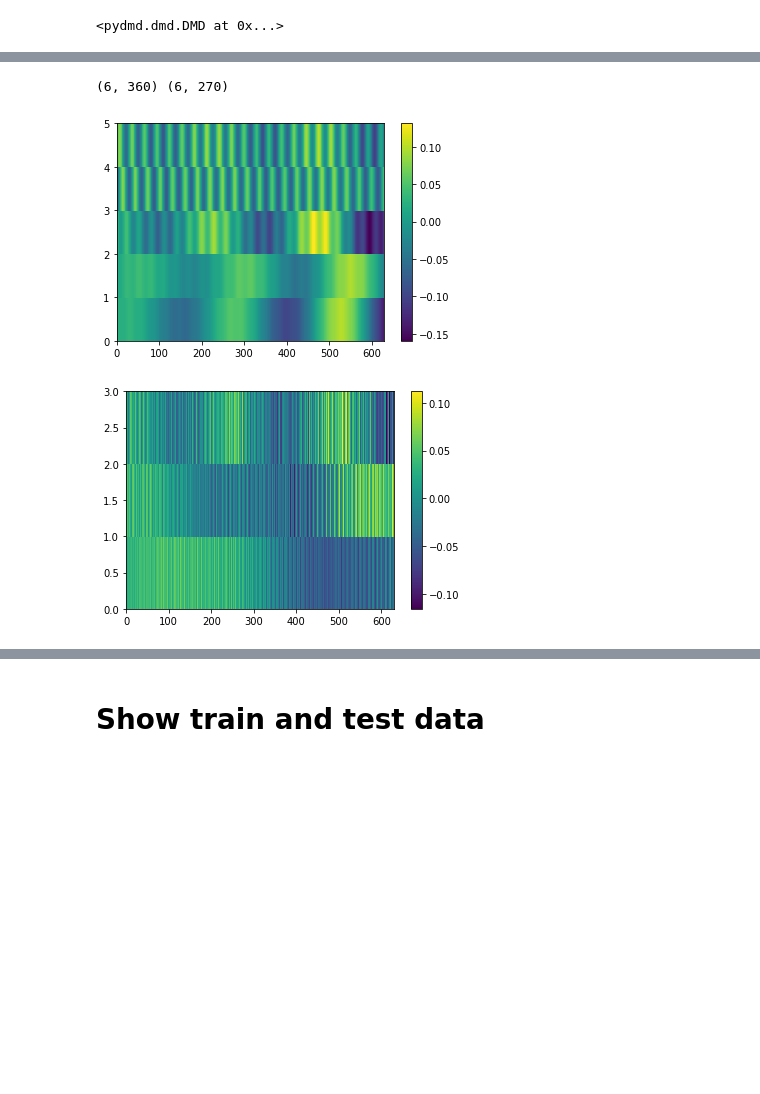
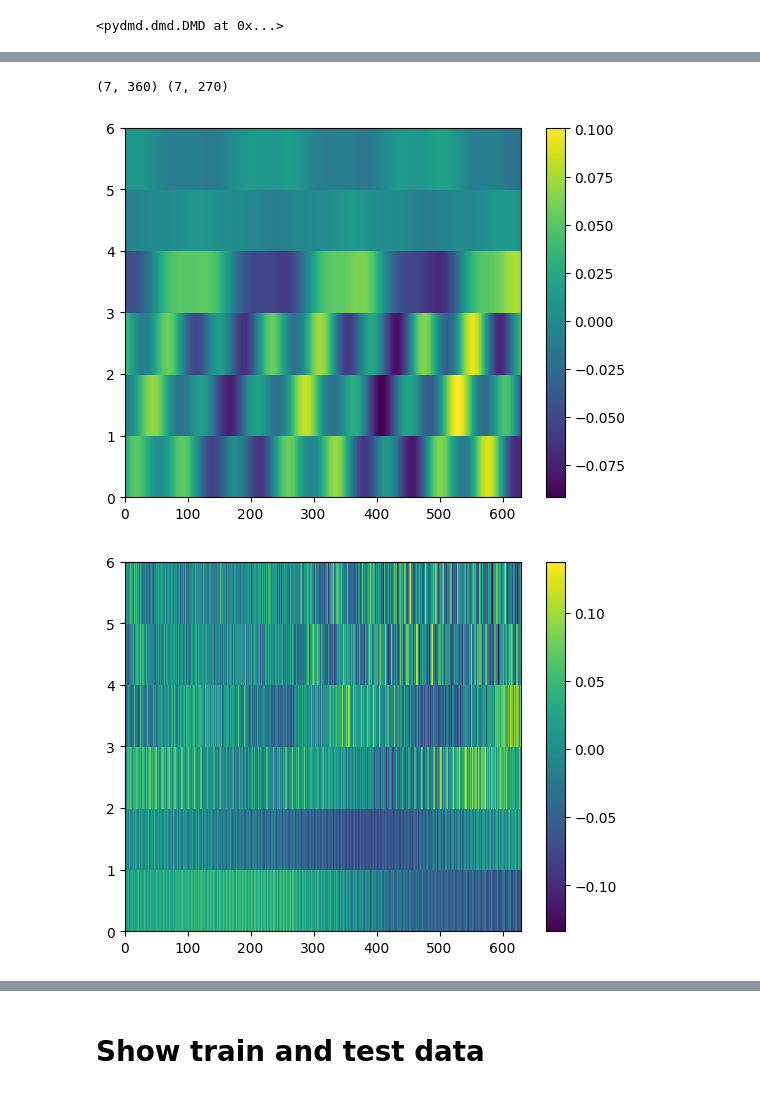
Before and after one commit to DenisSidoren/arctic_TimeSeries_analysis, a Jupyter notebook: dmd.ipynb, the cells around one changed output, grey strips where cells are left out. Saved outputs shown, nothing was run; the diff lists cells and outputs as text; code cells hidden in the pictures; blank space fills up the shorter version.

```diff
--- a/dmd.ipynb
+++ b/dmd.ipynb
@@ -116,4 +122,4 @@ r = len(comp) + 1
 # %%
-V_r = result[2][1:r, :]
+V_r = result[2][0:r, :]
 print(V_r.shape)
 # %% [output]
@@ -148,7 +162,7 @@ plt.hist(V_r[-1], edgecolor='black')
 from pydmd import DMD
 from pydmd import MrDMD
 # %%
-dmd = DMD(svd_rank=r-1, opt=False, exact=True, tlsq_rank=5)
+dmd = DMD(svd_rank=r-3, opt=False, exact=True, tlsq_rank=5)
 dmd.fit(V_r[:-1])
 # %% [output]
 <pydmd.dmd.DMD at 0x...>
@@ -172,18 +186,18 @@ X_test = np.arange(V_r.shape[1])[index_split:]
 
 print(train_data.shape, test_data.shape)
 # %% [output]
-(6, 360) (6, 270)
+(7, 360) (7, 270)
 # %%
 plt.pcolor(np.real(dmd.reconstructed_data))
 plt.colorbar()
 plt.show()
-plt.pcolor(V_r[:-3])
+plt.pcolor(V_r[:-1])
 plt.colorbar()
 
 plt.show()
 # %% [output]
-[figure, old version]
+[figure, new version]
-[figure, old version]
+[figure, new version]
 # %%
 rec_data = np.real(dmd.reconstructed_data)
 for i, dinamic in enumerate(V_r[:-1]):
```
Also changed, not shown: parts of 17 cells of this notebook.
